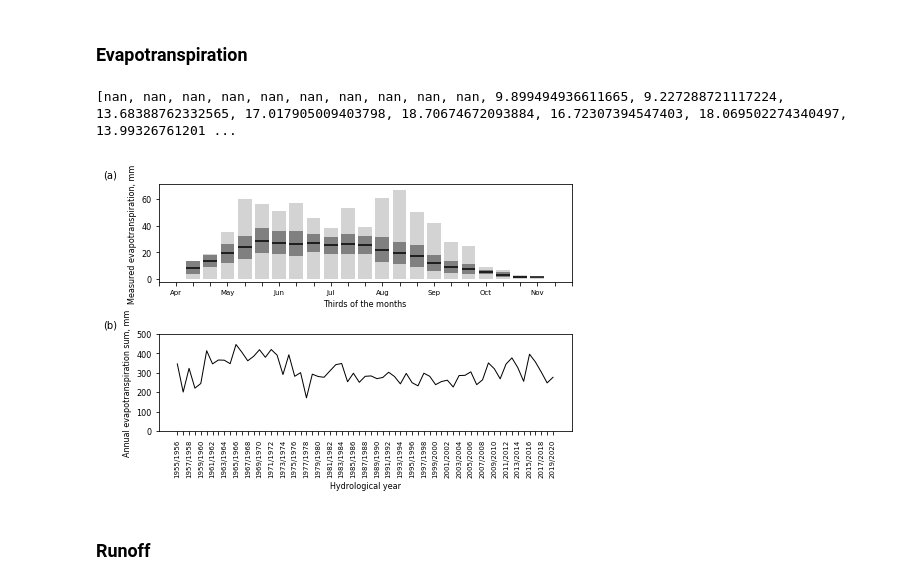
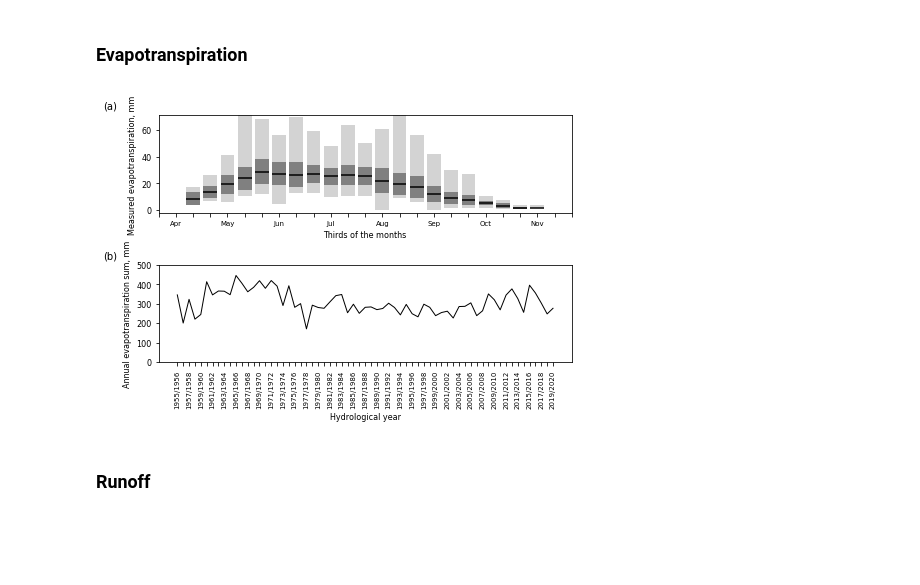
Before and after one commit to shi-hydrology/lammin-suo-plots, a Jupyter notebook: lammin_suo_plots.ipynb, the cells around one changed output. Cells and saved outputs as stored; diff of their text form; code cells hidden in the pictures; blank space fills up the shorter version.

```diff
--- a/lammin_suo_plots.ipynb
+++ b/lammin_suo_plots.ipynb
@@ -806,13 +806,12 @@ for i in range(1, 37):  # there are 36 10-day period in a year
 upper_list = [sum(x) for x in zip(mean_list, std_list)]
 lower_list = [x[0] - x[1] for x in zip(mean_list, std_list)]
 
-bars = ax1.bar(day_list, max_list, color="lightgrey", label="max/min")
+min_list = np.where(pd.isna(min_list), 0, min_list)
+bars = ax1.bar(day_list, max_list, bottom=min_list, color="lightgrey", label="max/min")
 tops = [x * 2 for x in std_list]
-print(tops)
-
+tops = [a_i if a_i < b_i else b_i for a_i, b_i in zip(tops, max_list)]  # ensures that mean+SD will always by < than max value
 bottoms = [a_i - b_i for a_i, b_i in zip(mean_list, std_list)]
 bottoms = np.where(pd.isna(bottoms), 0, bottoms)
-tops = [a_i if a_i < b_i else b_i for a_i, b_i in zip(tops, max_list)]
 
 ax1.bar(day_list, tops, bottom=bottoms, color="grey", label="±SD")
 x_start = np.array([plt.getp(item, 'x') for item in bars])
@@ -826,35 +825,34 @@ months = ["", 'Apr', "", "", 'May', "", "", 'Jun',"", "",  'Jul',"", "",  'Aug',
 plt.sca(ax1)
 plt.xticks(np.linspace(9, 33, num=len(months)), months)
 ax1.set_xticks(np.linspace(9, 33, num=len(months)), months)
 
 ax1.set_xlabel("Thirds of the months")
 ax1.set_ylabel("Measured evapotranspiration, mm")
 # ax1.text(-0.14, 1.15, "(a)", transform=ax1.transAxes, fontsize=MEDIUM_SIZE, va='top', ha='right')
 
 # INTER-ANNUAL VARIABILITY:
 df = df.resample("A")["ET"].agg(["sum"])
 
 df["HYDRO_YEAR"] = (df.index.year - 1).astype(str) + "/" + df.index.year.astype(str)
 # print(df)
 
 ax2.plot(df["HYDRO_YEAR"], df["sum"], color="k", linewidth=1)
 ax2.set_ylim([-2, 500])
 ax2.set_xlabel("Hydrological year")
 ax2.set_ylabel("Annual evapotranspiration sum, mm")
 for tick in ax2.get_xticklabels():
     tick.set_rotation(90)
 for tick in ax2.get_xticklabels()[1::2]:
     tick.set_visible(False)
 
 mark_axes((ax1, ax2))
 
 fig.tight_layout()
 
 fig_path = os.path.join(fig_dir, "test_06.png")
 plt.savefig(fig_path, dpi=300, transparent=False, facecolor="white")
 # %% [output]
-[nan, nan, nan, nan, nan, nan, nan, nan, nan, nan, 9.899494936611665, 9.227288721117224, 13.68388762332565, 17.017905009403798, 18.70674672093884, 16.72307394547403, 18.069502274340497, 13.99326761201 ...
-[figure, old version]
+[figure, new version]
 # %% [markdown]
 ### Runoff
 # %% [markdown]
```
